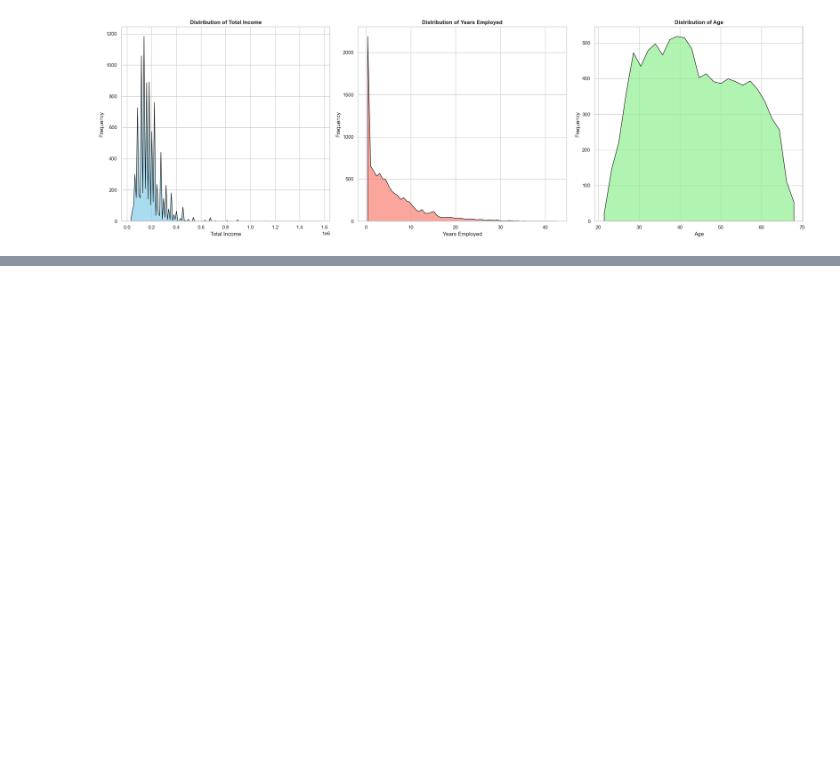
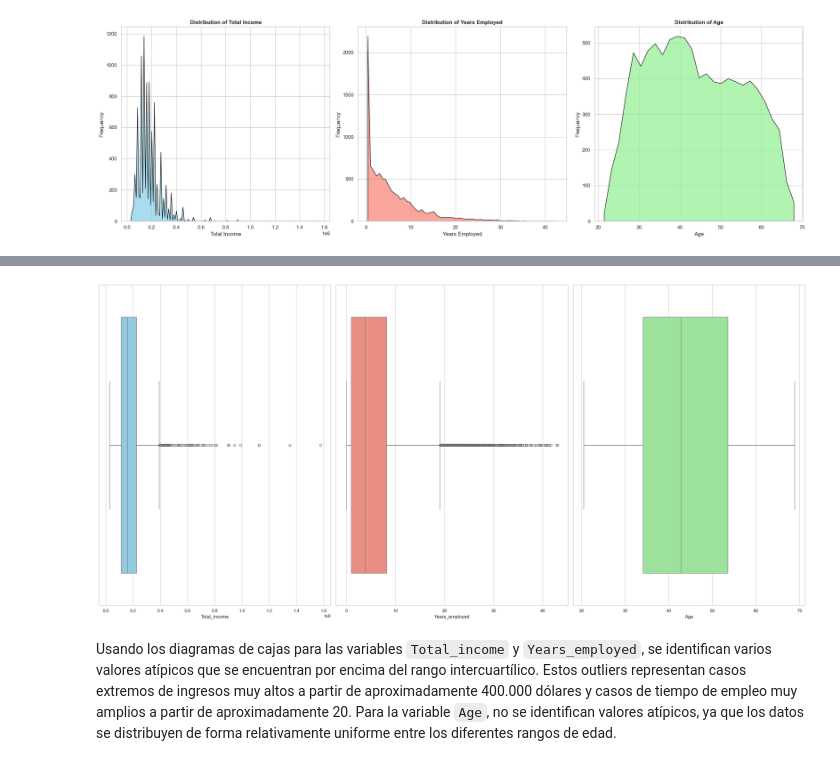
Before and after one commit to dnareyes/Especializacion_analitica_datos, a Jupyter notebook: Estadística para analitica de datos/notebooks/Entregable_1.ipynb, the cells around one changed output, grey strips where cells are left out. Saved outputs shown, nothing was run; the diff lists cells and outputs as text; code cells hidden in the pictures; blank space fills up the shorter version.

Commit message:
Add outlier detection, shape measures, and boxplot visualizations to Entregable 1 notebook

```diff
--- a/Estadística para analitica de datos/notebooks/Entregable_1.ipynb
+++ b/Estadística para analitica de datos/notebooks/Entregable_1.ipynb
@@ -519,0 +553,15 @@ La variable Edad presenta una distribución mucho más equilibrada y cercana a l
+# %%
+sns.set_theme(style="whitegrid")
+
+fig, axes = plt.subplots(nrows=1, ncols=3, figsize=(25, 12))
+
+sns.boxplot(data=df, x='Total_income', color='skyblue', ax=axes[0])
+sns.boxplot(data=df, x='Years_employed', color='salmon', ax=axes[1])
+sns.boxplot(data=df, x='Age', color='lightgreen', ax=axes[2])
+
+plt.tight_layout()
+plt.show()
+# %% [output]
+[figure, added]
+# %% [markdown]
+Usando los diagramas de cajas para las variables `Total_income` y `Years_employed`, se identifican varios valores atípicos que se encuentran por encima del rango intercuartílico. Estos outliers representan casos extremos de ingresos muy altos a partir de aproximadamente 400.000 dólares y casos de tiempo de empleo muy amplios a partir de aproximadamente 20. Para la variable `Age`, no se identifican valores atípicos, ya que los datos se distribuyen de forma relativamente uniforme entre los diferentes rangos de edad.
```
Also changed, not shown: parts of 6 cells of this notebook.
